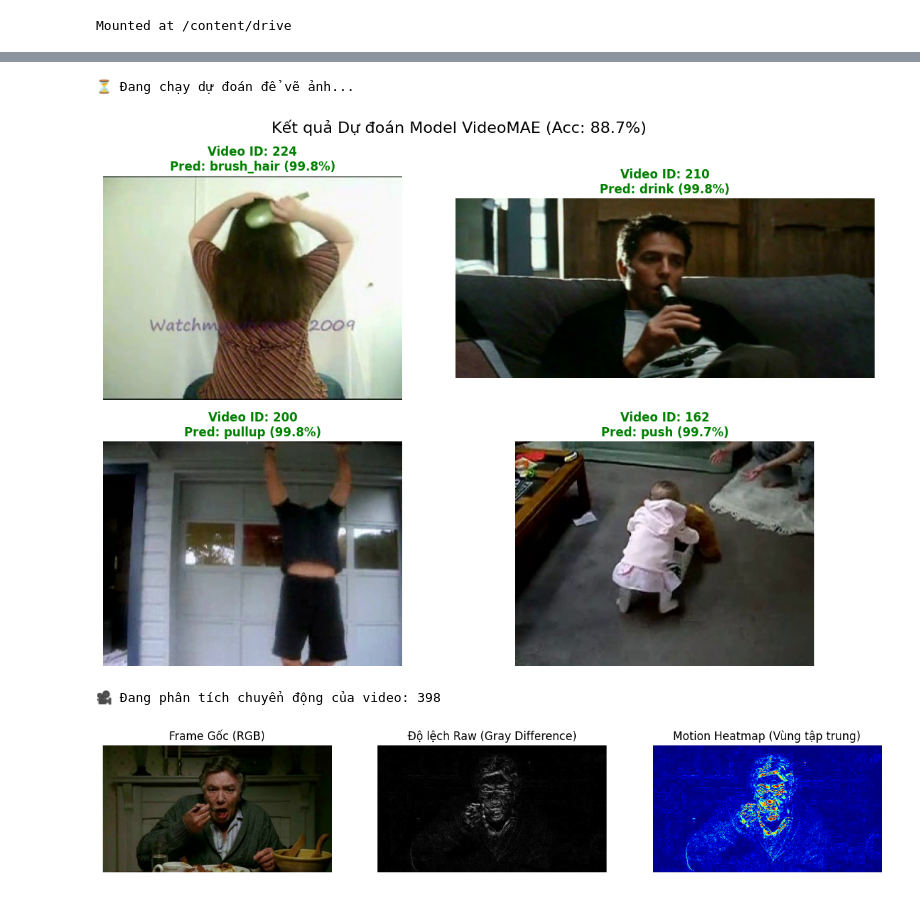
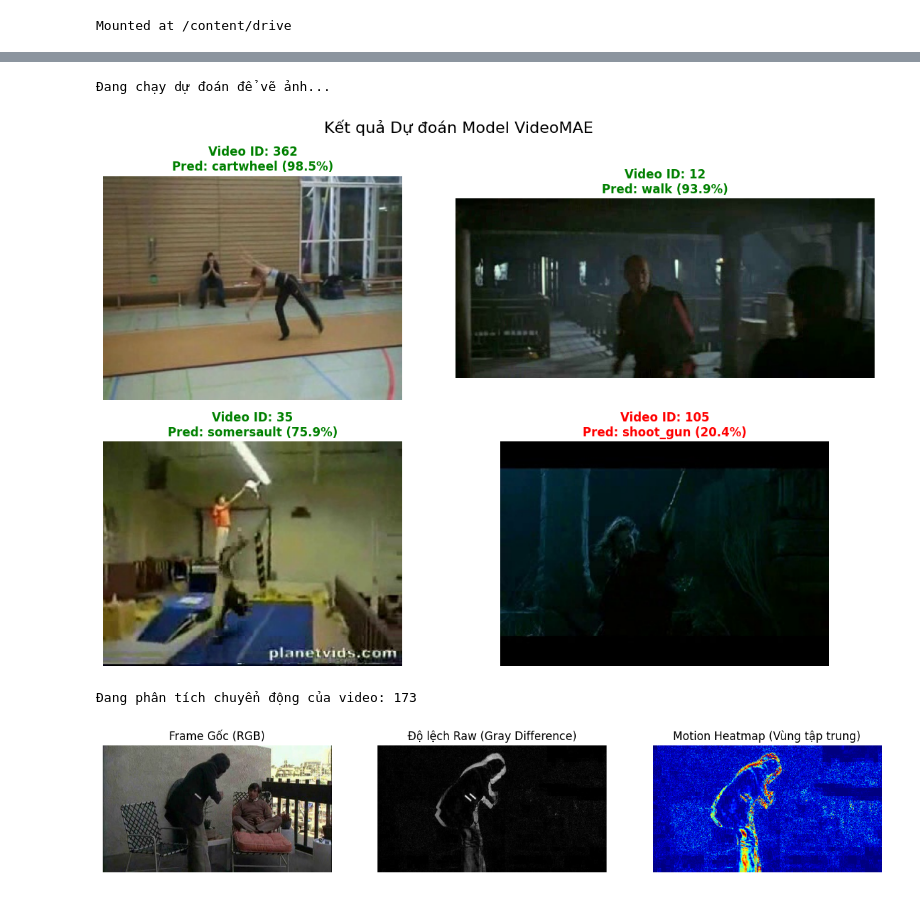
Before and after one commit to Datizluv3/Module-7-Nh-n-di-n-h-nh-ng-trong-video, a Jupyter notebook: VideoMAE_final.ipynb, the cells around one changed output, grey strips where cells are left out. Cells and saved outputs as stored; diff of their text form; code cells hidden in the pictures.

```diff
--- a/VideoMAE_final.ipynb
+++ b/VideoMAE_final.ipynb
@@ -324,9 +375,9 @@ test_folders = sorted([d for d in TEST_DIR.iterdir() if d.is_dir()])
 random_samples = random.sample(test_folders, NUM_SAMPLES)
 
 fig, axes = plt.subplots(ROWS, COLS, figsize=(12, 8))
-fig.suptitle(f'Kết quả Dự đoán Model VideoMAE (Acc: 88.7%)', fontsize=16)
+fig.suptitle(f'Kết quả Dự đoán Model VideoMAE', fontsize=16)
 
-print("⏳ Đang chạy dự đoán để vẽ ảnh...")
+print("Đang chạy dự đoán để vẽ ảnh...")
 
 for idx, vid_dir in enumerate(random_samples):
     ax = axes[idx // COLS, idx % COLS]
@@ -334,7 +385,7 @@ for idx, vid_dir in enumerate(random_samples):
     frames = sorted([str(p) for p in vid_dir.glob('*.jpg')])
     if len(frames) == 0: continue
 
-    # Lấy frame giữa để hiển thị cho đẹp
+    # Lấy frame giữa để hiển thị tránh một số frame rác ở đầu một số video
     mid_frame_path = frames[len(frames)//2]
     display_img = Image.open(mid_frame_path)
 
@@ -342,35 +393,35 @@ for idx, vid_dir in enumerate(random_samples):
     indices = np.linspace(0, len(frames)-1, NUM_FRAMES).astype(int)
     video = []
     for i in indices:
         video.append(np.array(Image.open(frames[i]).convert("RGB")))
 
     inputs = image_processor(list(video), return_tensors="pt")
     inputs = {k: v.to("cuda") for k, v in inputs.items()}
 
     # 3. Predict
     with torch.no_grad():
         logits = trained_model(**inputs).logits
         pred_idx = logits.argmax(-1).item()
         confidence = torch.nn.functional.softmax(logits, dim=-1)[0][pred_idx].item()
 
     pred_label = full_dataset.id2class[pred_idx]
 
     # Lấy True Label
 
     # Vẽ ảnh
     ax.imshow(display_img)
     ax.axis('off')
 
     # Đổi màu tiêu đề: Xanh nếu tự tin cao, Đỏ nếu thấp
     color = 'green' if confidence > 0.7 else 'red'
     ax.set_title(f"Video ID: {vid_dir.name}\nPred: {pred_label} ({confidence:.1%})",
                  color=color, fontsize=12, fontweight='bold')
 
 plt.tight_layout()
 plt.show()
 # %% [output]
-⏳ Đang chạy dự đoán để vẽ ảnh...
+Đang chạy dự đoán để vẽ ảnh...
-[figure, old version]
+[figure, new version]
 # %%
 import cv2
 import random
@@ -425,15 +476,14 @@ def visualize_motion_mechanism(video_folder_path):
 
     plt.show()
 
-# --- CHẠY THỬ ---
 # Lấy ngẫu nhiên 1 video từ tập Test để minh họa
 test_folders = sorted([d for d in TEST_DIR.iterdir() if d.is_dir()])
 if len(test_folders) > 0:
     sample_vid = random.choice(test_folders)
-    print(f"🎥 Đang phân tích chuyển động của video: {sample_vid.name}")
+    print(f"Đang phân tích chuyển động của video: {sample_vid.name}")
     visualize_motion_mechanism(sample_vid)
 else:
     print("Không tìm thấy video test nào.")
 # %% [output]
-🎥 Đang phân tích chuyển động của video: 398
+Đang phân tích chuyển động của video: 173
-[figure, old version]
+[figure, new version]
```
Also changed, not shown: parts of 7 cells of this notebook.
